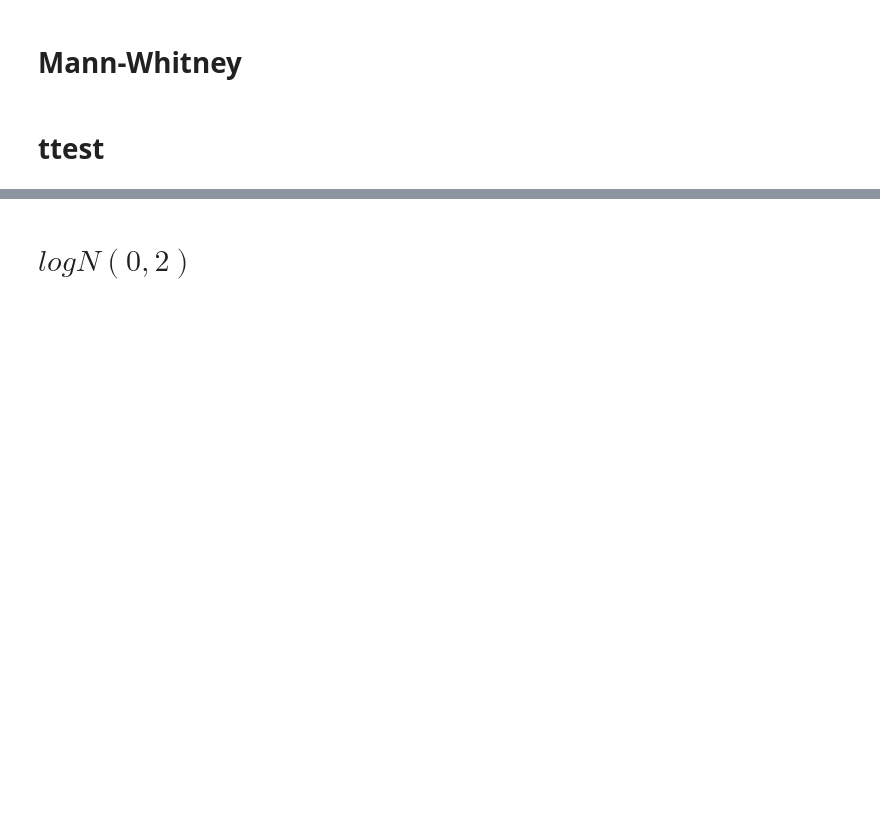
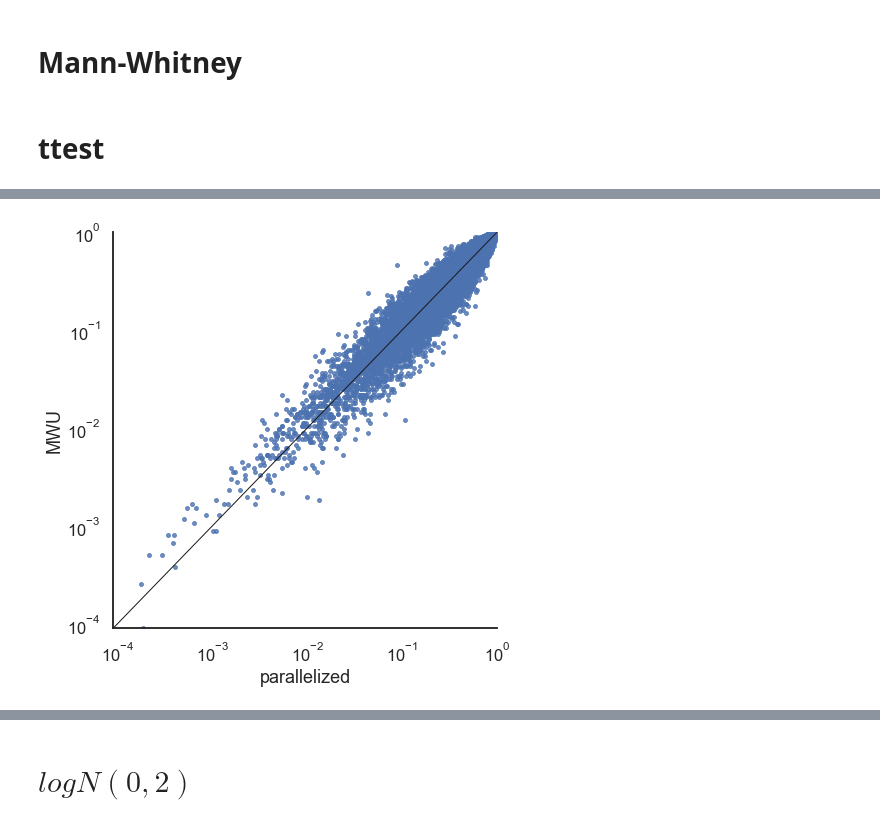
Before and after one commit to statisticalbiotechnology/parallelPermutationTest, a Jupyter notebook: Comparison 2 Accuracy-Calibration-LargerSamples.ipynb, the cells around one changed output, grey strips where cells are left out. Saved outputs shown, nothing was run; the diff lists cells and outputs as text; code cells hidden in the pictures; blank space fills up the shorter version.

```diff
--- a/Comparison 2 Accuracy-Calibration-LargerSamples.ipynb
+++ b/Comparison 2 Accuracy-Calibration-LargerSamples.ipynb
@@ -97,7 +126,8 @@ pDfExact = getdf(exactTest(AN, BN, 50), sample_n, "parallelized shift")
 # %% [markdown]
 # Mann-Whitney
 # %%
-pDfMW = getdf(MW(AN, BN), sample_n, "MWU")
+pMWUListNorm = MWU(AN, BN, True)
+#pDfMW = getdf(pMWUListNorm, sample_n, "MWU")
 #my_scatter_plot(pDfMW,"figures/calibration/largeSample_10000_20/mw_norm_0_1_50")
 # %% [markdown]
 # ttest
@@ -110,0 +148,4 @@ multiple_plot(pd.concat((pDfTtest, pDfMW, pDfExact)), "figures/calibration/large
+# %%
+sns_plot(dataEaxactMWUNorm)
+# %% [output]
+[figure, added]
```
Also changed, not shown: parts of 20 cells of this notebook, 3 other files.
